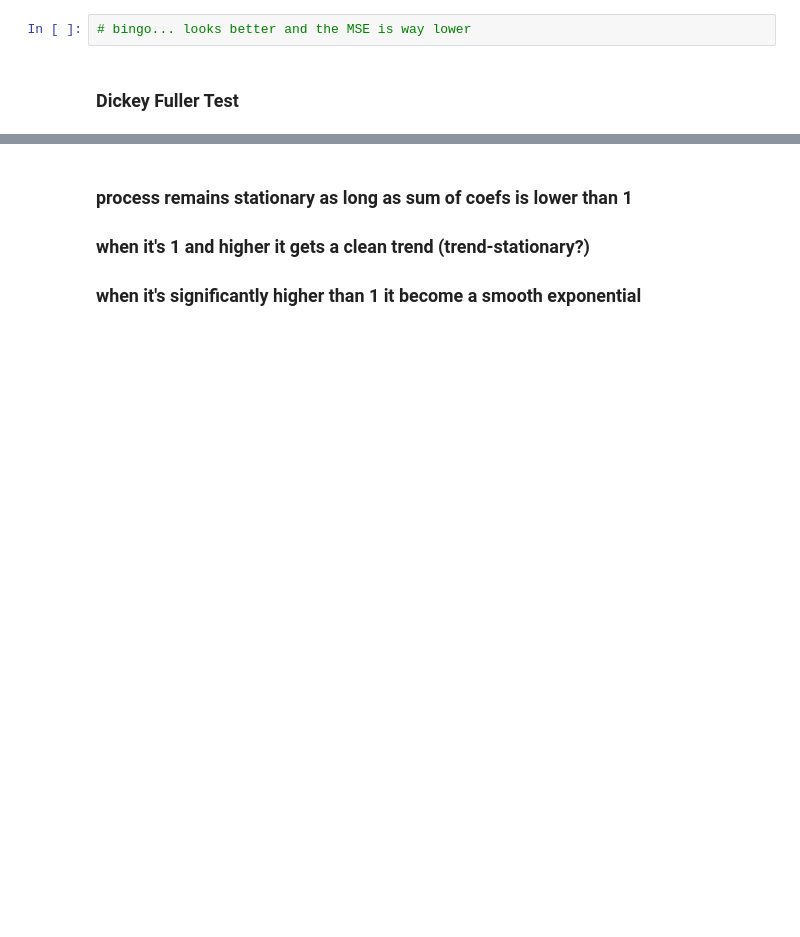
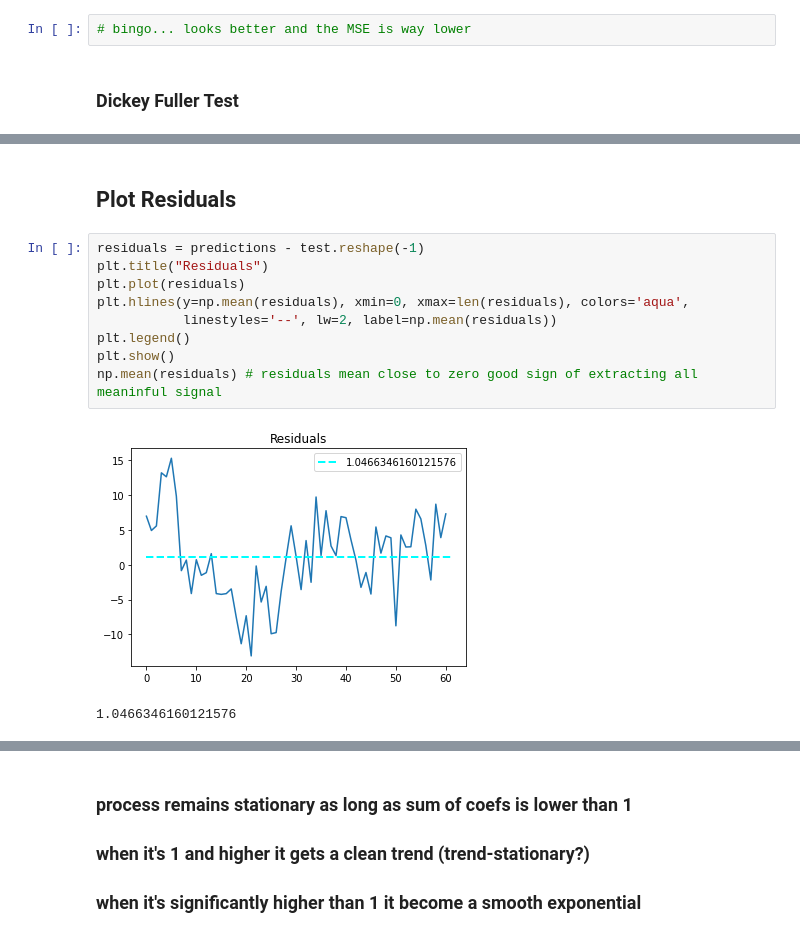
Before and after one commit to GrossBetruger/Kaggle, a Jupyter notebook: time_series_analysis/time_series_analysis.ipynb, the cells around one changed output, grey strips where cells are left out. Cells and saved outputs as stored; diff of their text form; blank space fills up the shorter version.

```diff
--- a/time_series_analysis/time_series_analysis.ipynb
+++ b/time_series_analysis/time_series_analysis.ipynb
@@ -100,3 +182,17 @@ using "number of lags" from the aug-dickey-fuller test helped!''')
+# %% [markdown]
+## Plot Residuals
+# %%
+residuals = predictions - test.reshape(-1)
+plt.title("Residuals")
+plt.plot(residuals)
+plt.hlines(y=np.mean(residuals), xmin=0, xmax=len(residuals), colors='aqua',
+           linestyles='--', lw=2, label=np.mean(residuals))
+plt.legend()
+plt.show()
+np.mean(residuals) # residuals mean close to zero good sign of extracting all meaninful signal
+# %% [output]
+[figure, added]
+1.0466346160121576
 # %%
 def generate_ar_process(lags: int, coefs: list[float], length: int) -> np.array:
     if len(coefs) != lags:
```
Also changed, not shown: parts of 24 cells of this notebook.
